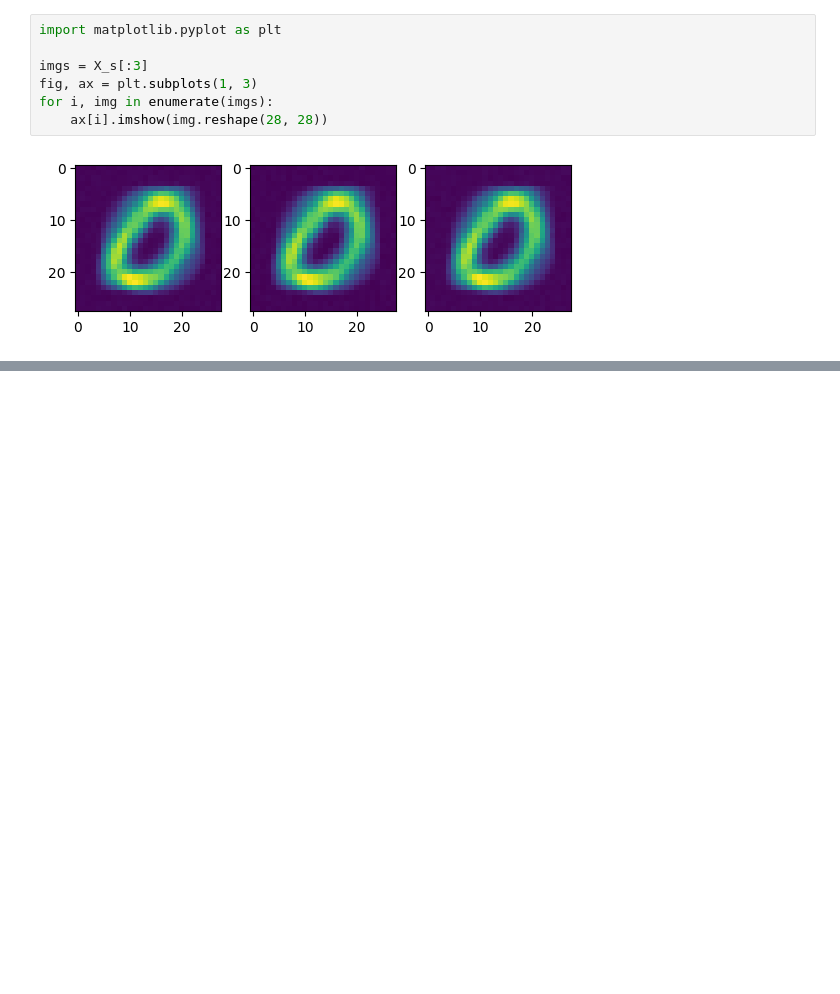
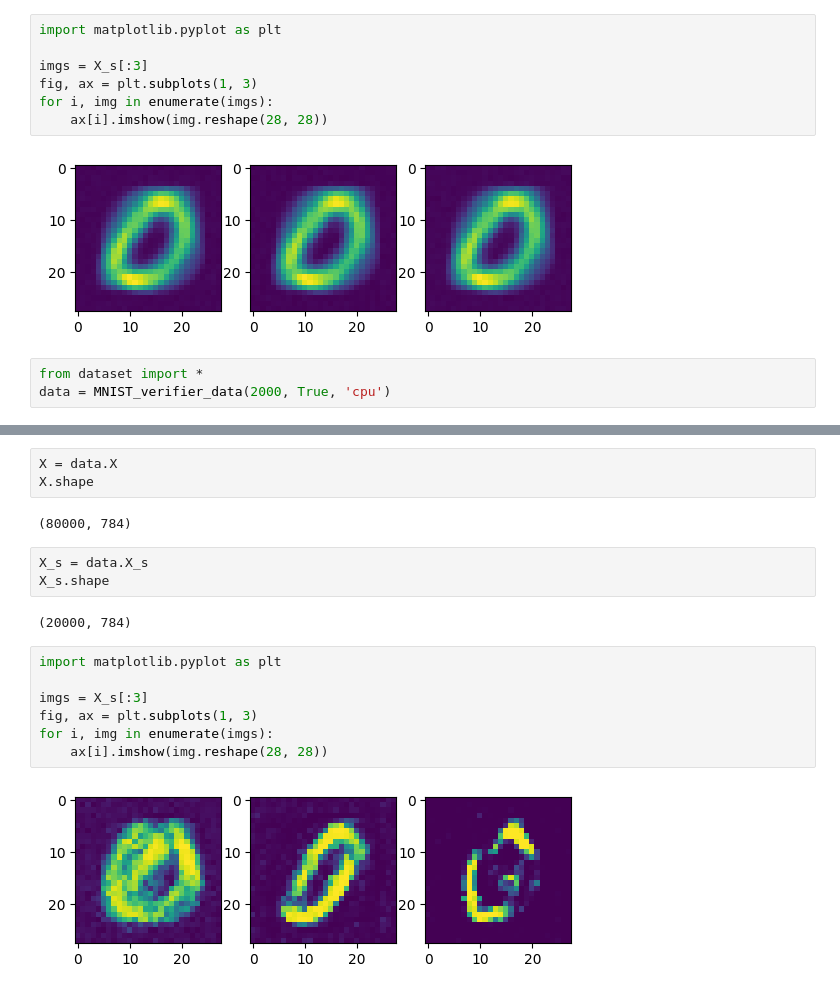
Before and after one commit to elfirdoussilab1/Synthetic-data, a Jupyter notebook: test_utils.ipynb, the cells around one changed output, grey strips where cells are left out. Saved outputs shown, nothing was run; the diff lists cells and outputs as text; blank space fills up the shorter version.

```diff
--- a/test_utils.ipynb
+++ b/test_utils.ipynb
@@ -557,3 +557,6 @@ for i, img in enumerate(imgs):
     ax[i].imshow(img.reshape(28, 28))
 # %% [output]
 [figure]
+# %%
+from dataset import *
+data = MNIST_verifier_data(2000, True, 'cpu')
@@ -559,0 +574,19 @@ for i, img in enumerate(imgs):
+# %%
+X = data.X
+X.shape
+# %% [output]
+(80000, 784)
+# %%
+X_s = data.X_s
+X_s.shape
+# %% [output]
+(20000, 784)
+# %%
+import matplotlib.pyplot as plt
+
+imgs = X_s[:3]
+fig, ax = plt.subplots(1, 3)
+for i, img in enumerate(imgs):
+    ax[i].imshow(img.reshape(28, 28))
+# %% [output]
+[figure, added]
```
Also changed, not shown: parts of 1 cell of this notebook, 2 other files.
